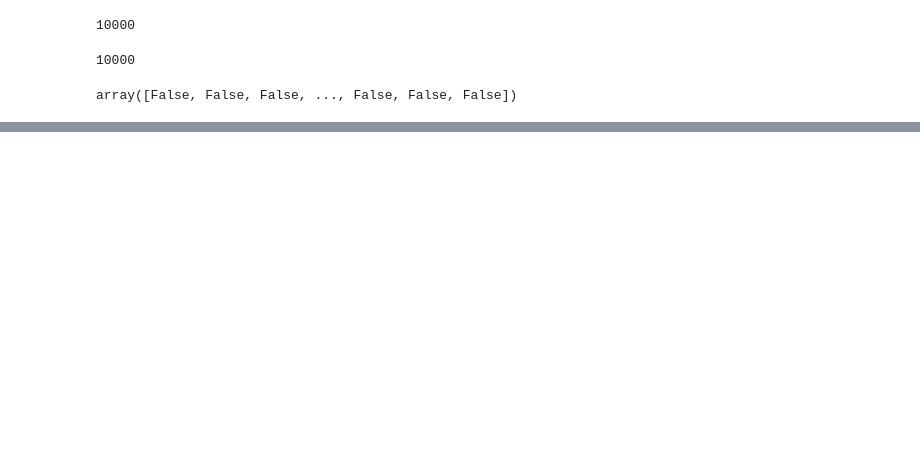
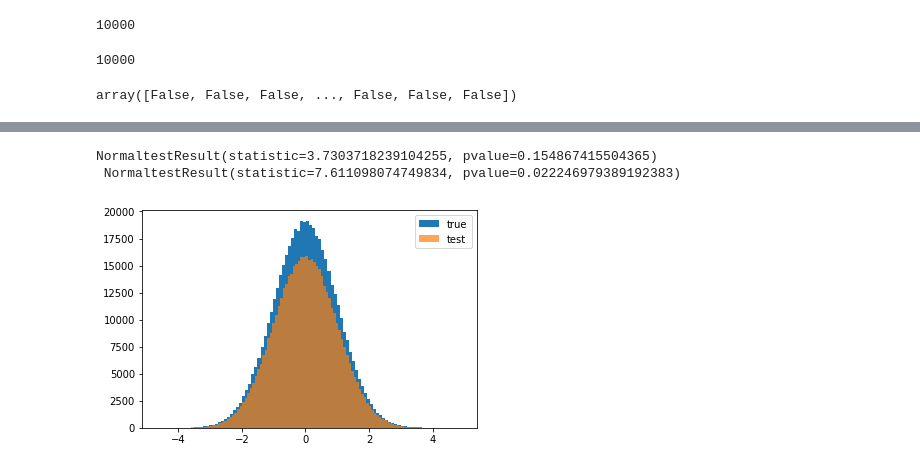
Before and after one commit to tmerrittsmith/normal_distribution_sampler, a Jupyter notebook: normal_distribution_sampler_1.ipynb, the cells around one changed output, grey strips where cells are left out. Drawn from its saved outputs; the diff is of its cells as text; code cells hidden in the pictures; blank space fills up the shorter version.

Commit message:
added some tests for speed, accuracy. removed largest remainder method as there is a bug when it is backfilling in some circumstances

```diff
--- a/normal_distribution_sampler_1.ipynb
+++ b/normal_distribution_sampler_1.ipynb
@@ -374,3 +386,17 @@ plt.show()
+# %%
+true = np.random.normal(size=500000)
+test = sampler.sample(n=500000)
+
+plt.hist(true, bins=100,label='true')
+plt.hist(test, alpha=0.7, bins=100, label='test')
+plt.legend(prop={'size': 10})
+
+print(normaltest(true), '\n', normaltest(test))
+plt.show()
+# %% [output]
+NormaltestResult(statistic=3.7303718239104255, pvalue=0.154867415504365)
+ NormaltestResult(statistic=7.611098074749834, pvalue=0.022246979389192383)
+[figure, added]
 # %%
 #TODO
 
```
Also changed, not shown: parts of 18 cells of this notebook.
